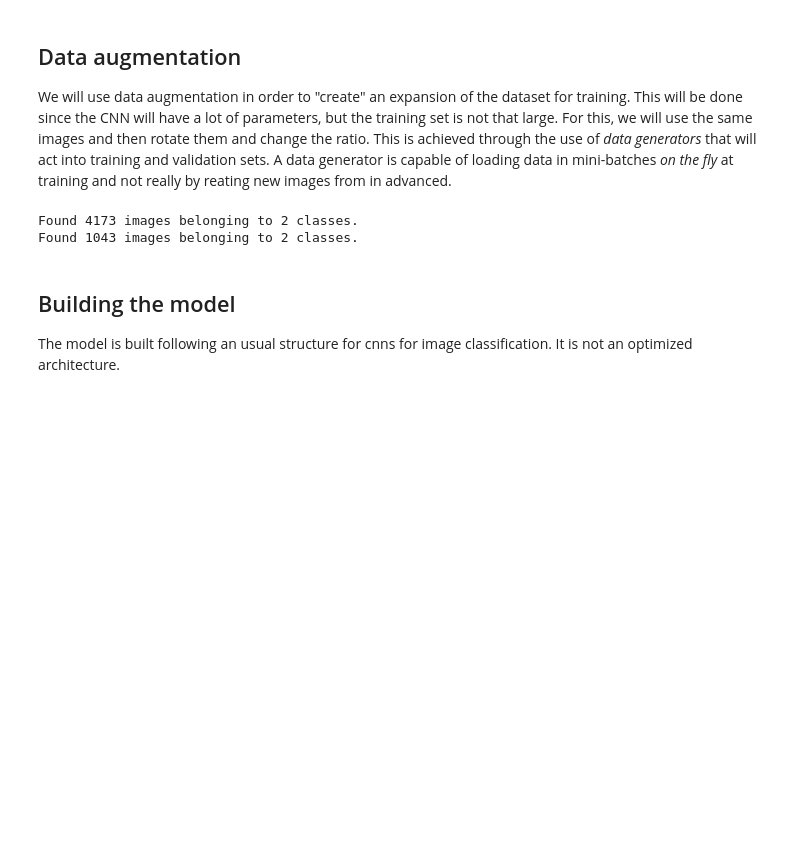
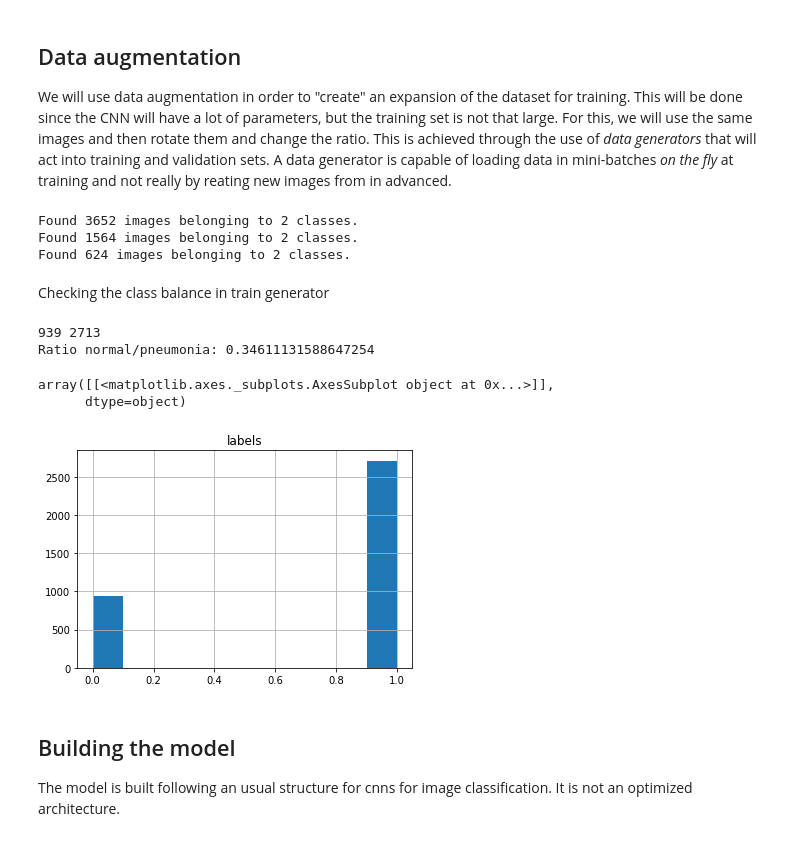
Before and after one commit to carrillovalenciam/Guideline_CNN_X_Ray_Pneumonia, a Jupyter notebook: Pneumonia_XRay.ipynb, the cells around one changed output. Cells and saved outputs as stored; diff of their text form; code cells hidden in the pictures; blank space fills up the shorter version.

```diff
--- a/Pneumonia_XRay.ipynb
+++ b/Pneumonia_XRay.ipynb
@@ -74,7 +74,7 @@ def process_data(img_dims, batch_size):
     #The first argument rescale, will rescale the image according to pixels brightness.
     #Second zoom_range will zoom the image
     #Third argument flips up the image
-    train_data_gen = ImageDataGenerator(rescale=1./255, zoom_range=0.3, vertical_flip=True, validation_split = 0.2)
+    train_data_gen = ImageDataGenerator(rescale=1./255, zoom_range=0.3, vertical_flip=True, validation_split = 0.3)
     val_data_gen = ImageDataGenerator(rescale = 1./255)
 
     #This will be fed to the CNN in the specified batch size and image dimension
@@ -84,37 +84,47 @@ def process_data(img_dims, batch_size):
     val_gen = train_data_gen.flow_from_directory(directory=input_path+'train', subset='validation',
                                                    target_size = (img_dims, img_dims), batch_size = batch_size, class_mode='binary', shuffle=True)
 
-    test_data = []
-    test_labels = []
+    test_data_gen = ImageDataGenerator(rescale = 1./255)
+    test_gen = test_data_gen.flow_from_directory(directory=input_path+'test',
+                                                   target_size = (img_dims, img_dims), batch_size = batch_size, class_mode='binary', shuffle=False)
 
-    for cond in ['/NORMAL/', '/PNEUMONIA/']:
-        for img in (os.listdir(input_path + 'test' + cond)):
-            img = plt.imread(input_path + 'test' + cond + img)
-            img = resize(img, (img_dims, img_dims))
-            img = np.dstack([img,img,img])
-            img = img.astype('float32')/255
 
-            if cond == '/NORMAL/':
-                label = 0
-            elif cond == '/PNEUMONIA/':
-                label = 1
-            test_data.append(img)
-            test_labels.append(label)
 
-    test_data = np.array(test_data)
-    test_labels = np.array(test_labels)
-
-    return train_gen, val_gen, test_data, test_labels
+    return train_gen, val_gen, test_gen
 # %%
 #Setting parameters
 img_dims = 150
 epochs = 20
 batch_size = 32
 
-train_gen, val_gen, test_data, test_labels = process_data(img_dims, batch_size)
+train_gen, val_gen, test_gen = process_data(img_dims, batch_size)
 # %% [output]
-Found 4173 images belonging to 2 classes.
-Found 1043 images belonging to 2 classes.
+Found 3652 images belonging to 2 classes.
+Found 1564 images belonging to 2 classes.
+Found 624 images belonging to 2 classes.
+# %% [markdown]
+Checking the class balance in train generator
+# %%
+normal_xray=0
+pneumonia_xray=0
+for label in train_gen.labels:
+    if(label == 0):
+        normal_xray +=1
+    else:
+        pneumonia_xray +=1
+print(normal_xray, pneumonia_xray)
+print("Ratio normal/pneumonia: {}".format(normal_xray/pneumonia_xray))
+# %% [output]
+939 2713
+Ratio normal/pneumonia: 0.34611131588647254
+# %%
+balance = pd.DataFrame()
+balance['labels'] = train_gen.labels
+balance.hist()
+# %% [output]
+array([[<matplotlib.axes._subplots.AxesSubplot object at 0x...>]],
+      dtype=object)
+[figure, added]
 # %% [markdown]
 ## Building the model
 The model is built following an usual structure for cnns for image classification. It is not an optimized architecture.
```
Also changed, not shown: parts of 18 cells of this notebook.
